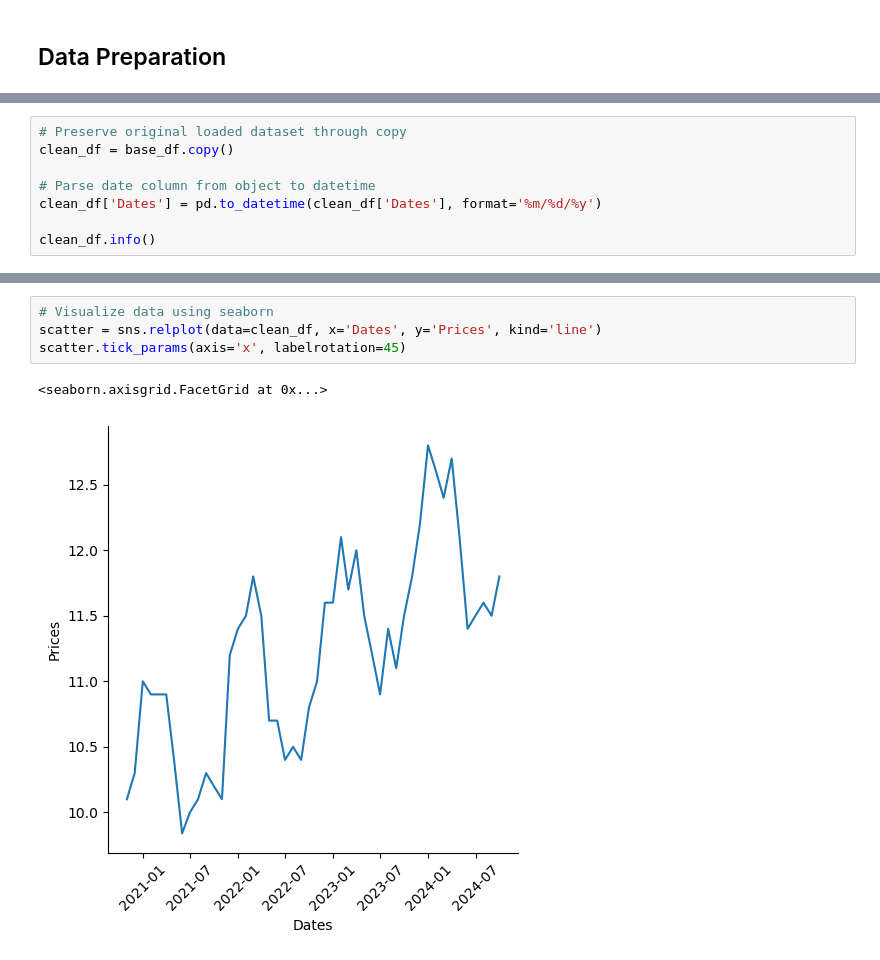
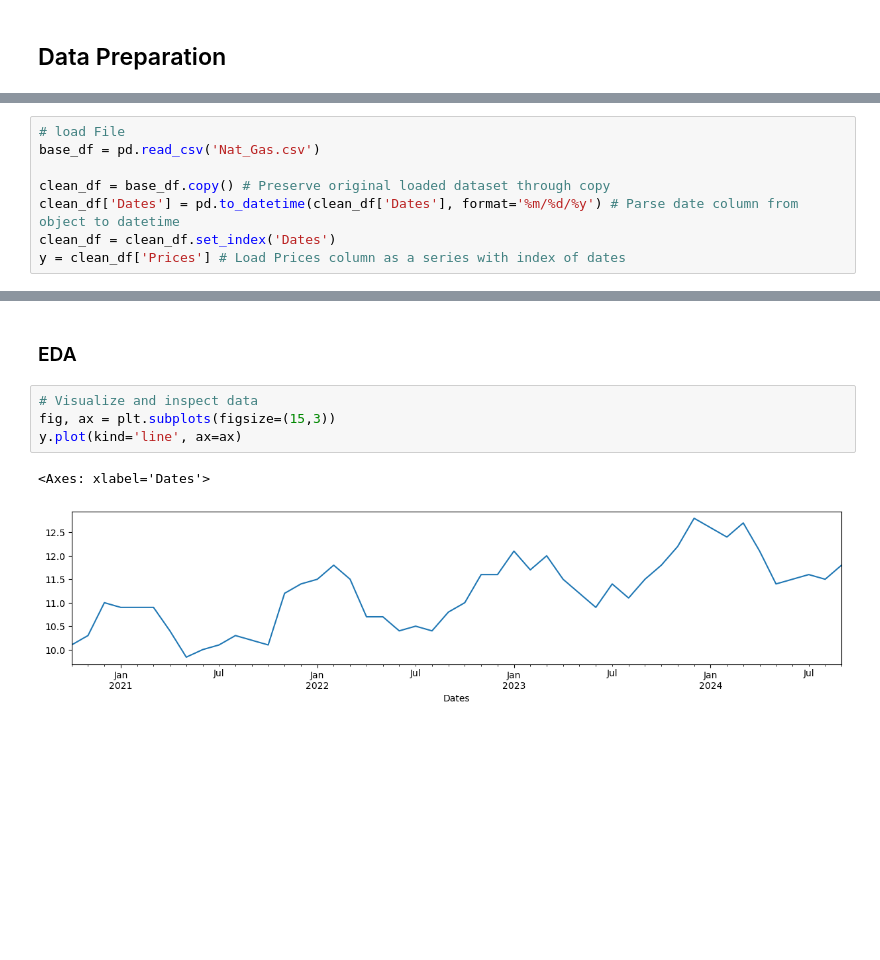
Before and after one commit to johnjoemmelrodelas/forage_quantitative-research, a Jupyter notebook: Notebook.ipynb, the cells around one changed output, grey strips where cells are left out. Saved outputs shown, nothing was run; the diff lists cells and outputs as text; blank space fills up the shorter version.

```diff
--- a/Notebook.ipynb
+++ b/Notebook.ipynb
@@ -27,8 +22,8 @@ memory usage: 900.0+ bytes
 # %%
-# Preserve original loaded dataset through copy
-clean_df = base_df.copy()
+# load File
+base_df = pd.read_csv('Nat_Gas.csv')
 
-# Parse date column from object to datetime
-clean_df['Dates'] = pd.to_datetime(clean_df['Dates'], format='%m/%d/%y')
-
-clean_df.info()
+clean_df = base_df.copy() # Preserve original loaded dataset through copy
+clean_df['Dates'] = pd.to_datetime(clean_df['Dates'], format='%m/%d/%y') # Parse date column from object to datetime
+clean_df = clean_df.set_index('Dates')
+y = clean_df['Prices'] # Load Prices column as a series with index of dates
@@ -45,8 +30,10 @@ memory usage: 900.0 bytes
+# %% [markdown]
+### EDA
 # %%
-# Visualize data using seaborn
-scatter = sns.relplot(data=clean_df, x='Dates', y='Prices', kind='line')
-scatter.tick_params(axis='x', labelrotation=45)
+# Visualize and inspect data
+fig, ax = plt.subplots(figsize=(15,3))
+y.plot(kind='line', ax=ax)
 # %% [output]
-<seaborn.axisgrid.FacetGrid at 0x...>
+<Axes: xlabel='Dates'>
-[figure, old version]
+[figure, new version]
 # %%
```
Also changed, not shown: parts of 21 cells of this notebook, 1 other file.
